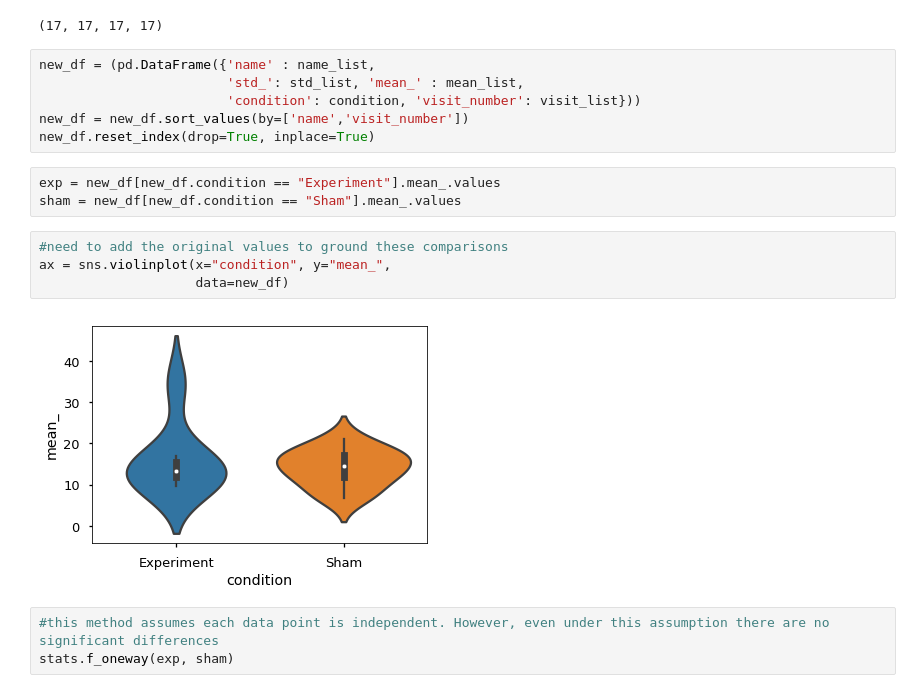
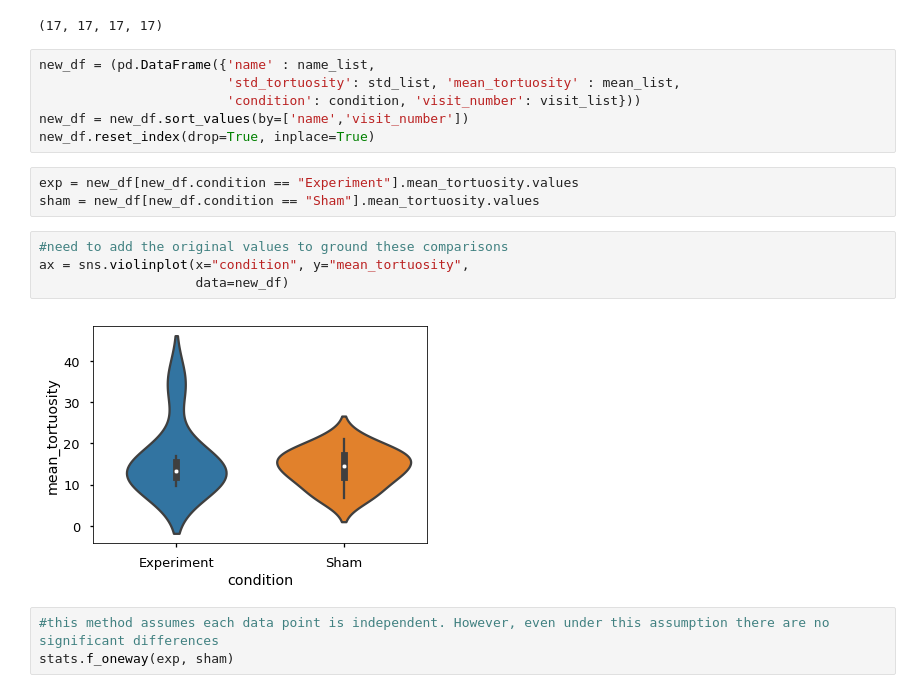
Before and after one commit to itsMahad/MothAbdominalRestriction, a Jupyter notebook: A_Step7_Displacement_Distance_Tortuosity_Loop.ipynb, the cells around one changed output. Cells and saved outputs as stored; diff of their text form.

Commit message:
Update 3/30-2: Rename tortuosity column
Minor change to tortuosity csv

```diff
--- a/A_Step7_Displacement_Distance_Tortuosity_Loop.ipynb
+++ b/A_Step7_Displacement_Distance_Tortuosity_Loop.ipynb
@@ -211,19 +211,19 @@ len(mean_list),len(std_list), len(name_list), len(visit_list)
 (17, 17, 17, 17)
 # %%
 new_df = (pd.DataFrame({'name' : name_list,
-                        'std_': std_list, 'mean_' : mean_list,
+                        'std_tortuosity': std_list, 'mean_tortuosity' : mean_list,
                         'condition': condition, 'visit_number': visit_list}))
 new_df = new_df.sort_values(by=['name','visit_number'])
 new_df.reset_index(drop=True, inplace=True)
 # %%
-exp = new_df[new_df.condition == "Experiment"].mean_.values
-sham = new_df[new_df.condition == "Sham"].mean_.values
+exp = new_df[new_df.condition == "Experiment"].mean_tortuosity.values
+sham = new_df[new_df.condition == "Sham"].mean_tortuosity.values
 # %%
 #need to add the original values to ground these comparisons
-ax = sns.violinplot(x="condition", y="mean_",
+ax = sns.violinplot(x="condition", y="mean_tortuosity",
                     data=new_df)
 # %% [output]
-[figure, old version]
+[figure, new version]
 # %%
 #this method assumes each data point is independent. However, even under this assumption there are no significant differences
 stats.f_oneway(exp, sham)
```
Also changed, not shown: parts of 1 cell of this notebook.
